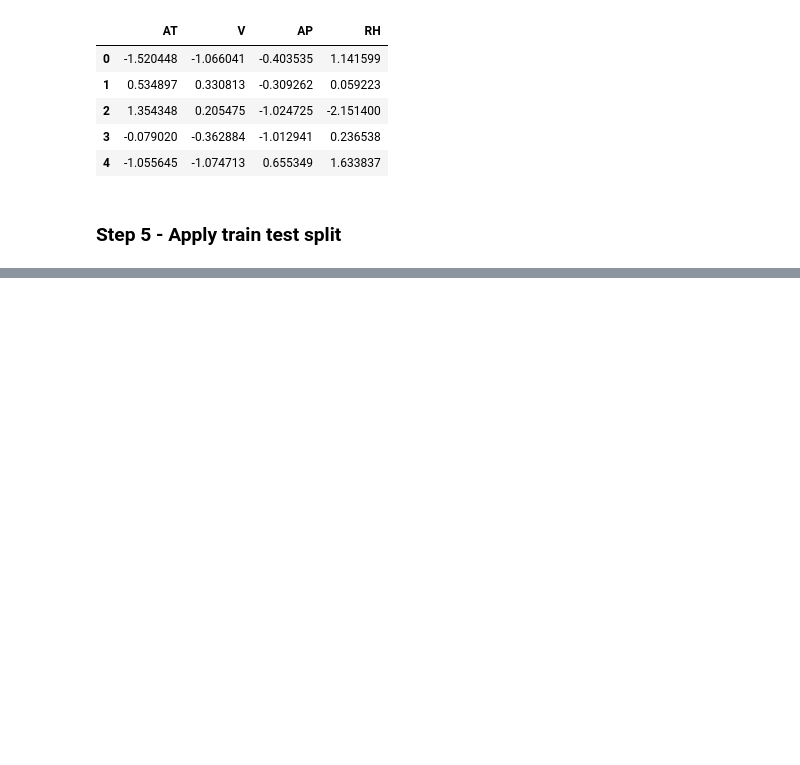
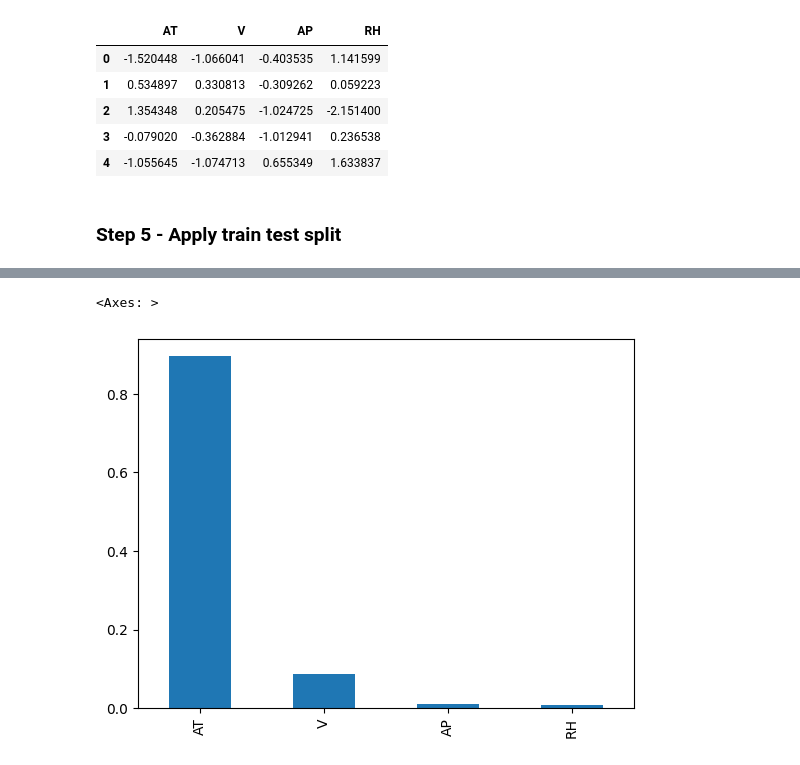
Before and after one commit to Telange/ML-Ravet-5-7-Tue-Wed, a Jupyter notebook: 10 Decition Tree Regression/10 Decition Tree Regression.ipynb, the cells around one changed output, grey strips where cells are left out. Saved outputs shown, nothing was run; the diff lists cells and outputs as text; code cells hidden in the pictures; blank space fills up the shorter version.

```diff
--- a/10 Decition Tree Regression/10 Decition Tree Regression.ipynb
+++ b/10 Decition Tree Regression/10 Decition Tree Regression.ipynb
@@ -140,0 +340,5 @@ X_pre.head()
+# %%
+imp.plot(kind="bar")
+# %% [output]
+<Axes: >
+[figure, added]
```
Also changed, not shown: parts of 48 cells of this notebook, 3 other files.
